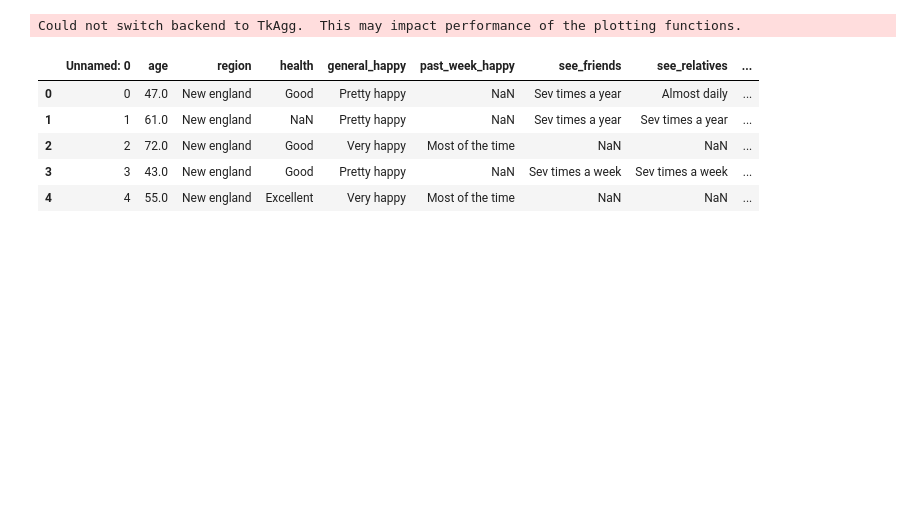
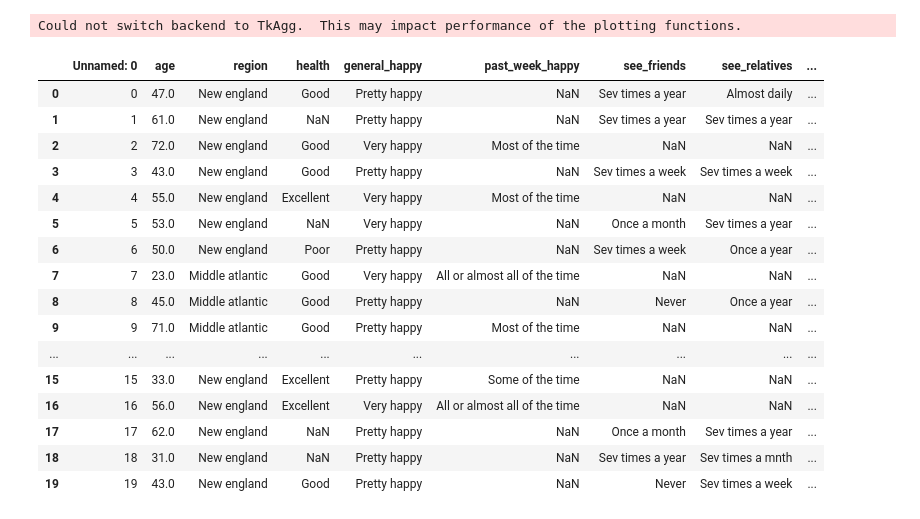
Before and after one commit to ContextLab/storytelling-with-data, a Jupyter notebook: assignments/assignment 2/submissions/buckley_abigail/buckley_abigail.ipynb, the cells around one changed output. Drawn from its saved outputs; the diff is of its cells as text; code cells hidden in the pictures; blank space fills up the shorter version.

```diff
--- a/assignments/assignment 2/submissions/buckley_abigail/buckley_abigail.ipynb
+++ b/assignments/assignment 2/submissions/buckley_abigail/buckley_abigail.ipynb
@@ -20,11 +20,22 @@ happiness_data = pd.read_csv('../../../../data-stories/happiness/GSS 4.csv')
 happiness_data = pd.DataFrame(happiness_data)
 # %%
 #view first 5 rows
-happiness_data.head()
+happiness_data.head(20)
 # %% [output]
 |  | Unnamed: 0 | age | region | health | general_happy | past_week_happy | see_friends | see_relatives | ... |
 | 0 | 0 | 47.0 | New england | Good | Pretty happy | NaN | Sev times a year | Almost daily | ... |
 | 1 | 1 | 61.0 | New england | NaN | Pretty happy | NaN | Sev times a year | Sev times a year | ... |
 | 2 | 2 | 72.0 | New england | Good | Very happy | Most of the time | NaN | NaN | ... |
 | 3 | 3 | 43.0 | New england | Good | Pretty happy | NaN | Sev times a week | Sev times a week | ... |
 | 4 | 4 | 55.0 | New england | Excellent | Very happy | Most of the time | NaN | NaN | ... |
+| 5 | 5 | 53.0 | New england | NaN | Very happy | NaN | Once a month | Sev times a year | ... |
+| 6 | 6 | 50.0 | New england | Poor | Pretty happy | NaN | Sev times a week | Once a year | ... |
+| 7 | 7 | 23.0 | Middle atlantic | Good | Very happy | All or almost all of the time | NaN | NaN | ... |
+| 8 | 8 | 45.0 | Middle atlantic | Good | Pretty happy | NaN | Never | Once a year | ... |
+| 9 | 9 | 71.0 | Middle atlantic | Good | Pretty happy | Most of the time | NaN | NaN | ... |
+| ... | ... | ... | ... | ... | ... | ... | ... | ... | ... |
+| 15 | 15 | 33.0 | New england | Excellent | Pretty happy | Some of the time | NaN | NaN | ... |
+| 16 | 16 | 56.0 | New england | Excellent | Very happy | All or almost all of the time | NaN | NaN | ... |
+| 17 | 17 | 62.0 | New england | NaN | Pretty happy | NaN | Once a month | Sev times a year | ... |
+| 18 | 18 | 31.0 | New england | NaN | Pretty happy | NaN | Sev times a year | Sev times a mnth | ... |
+| 19 | 19 | 43.0 | New england | Good | Pretty happy | NaN | Never | Sev times a week | ... |
```
Also changed, not shown: parts of 10 cells of this notebook, 2 other files.
